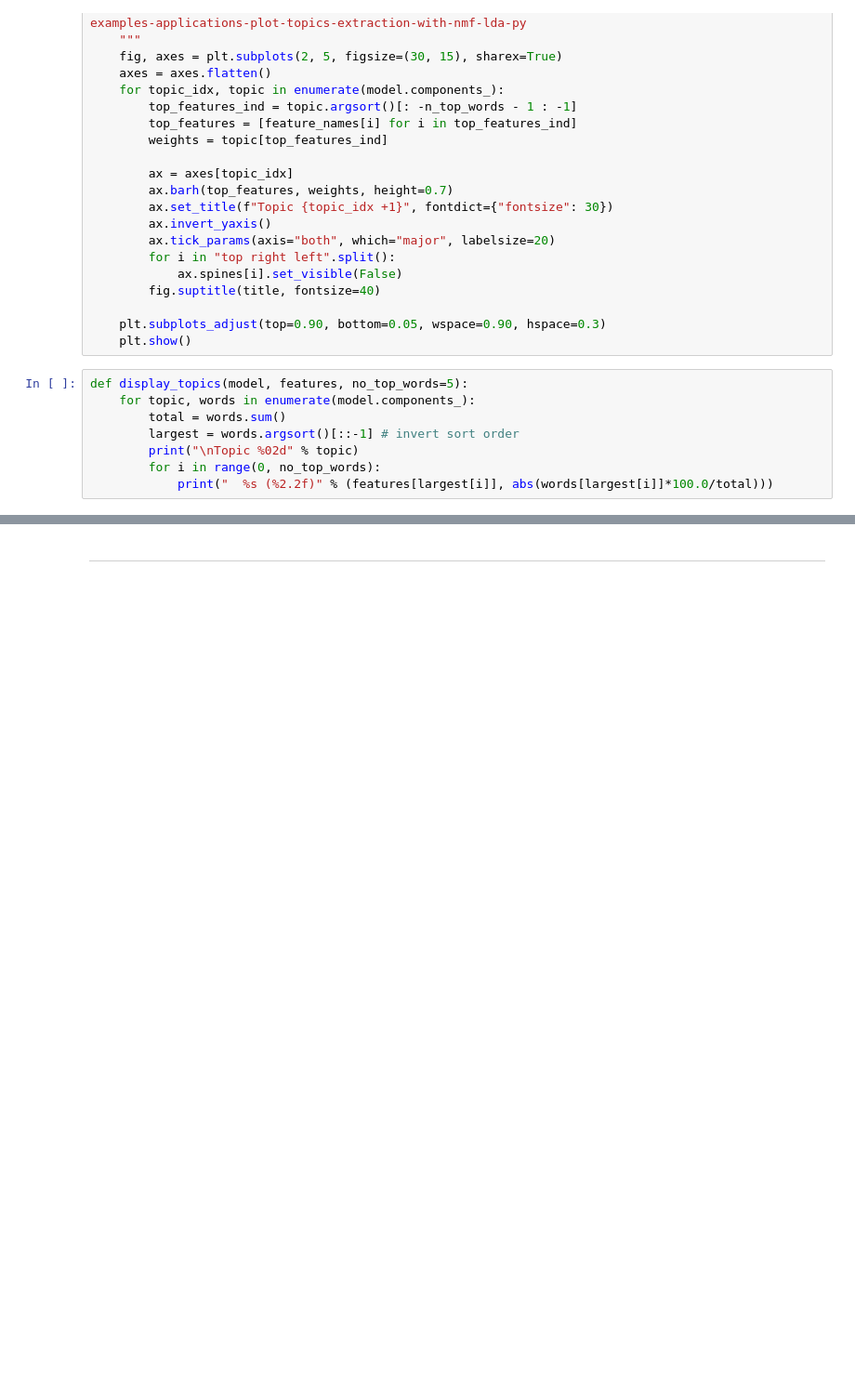
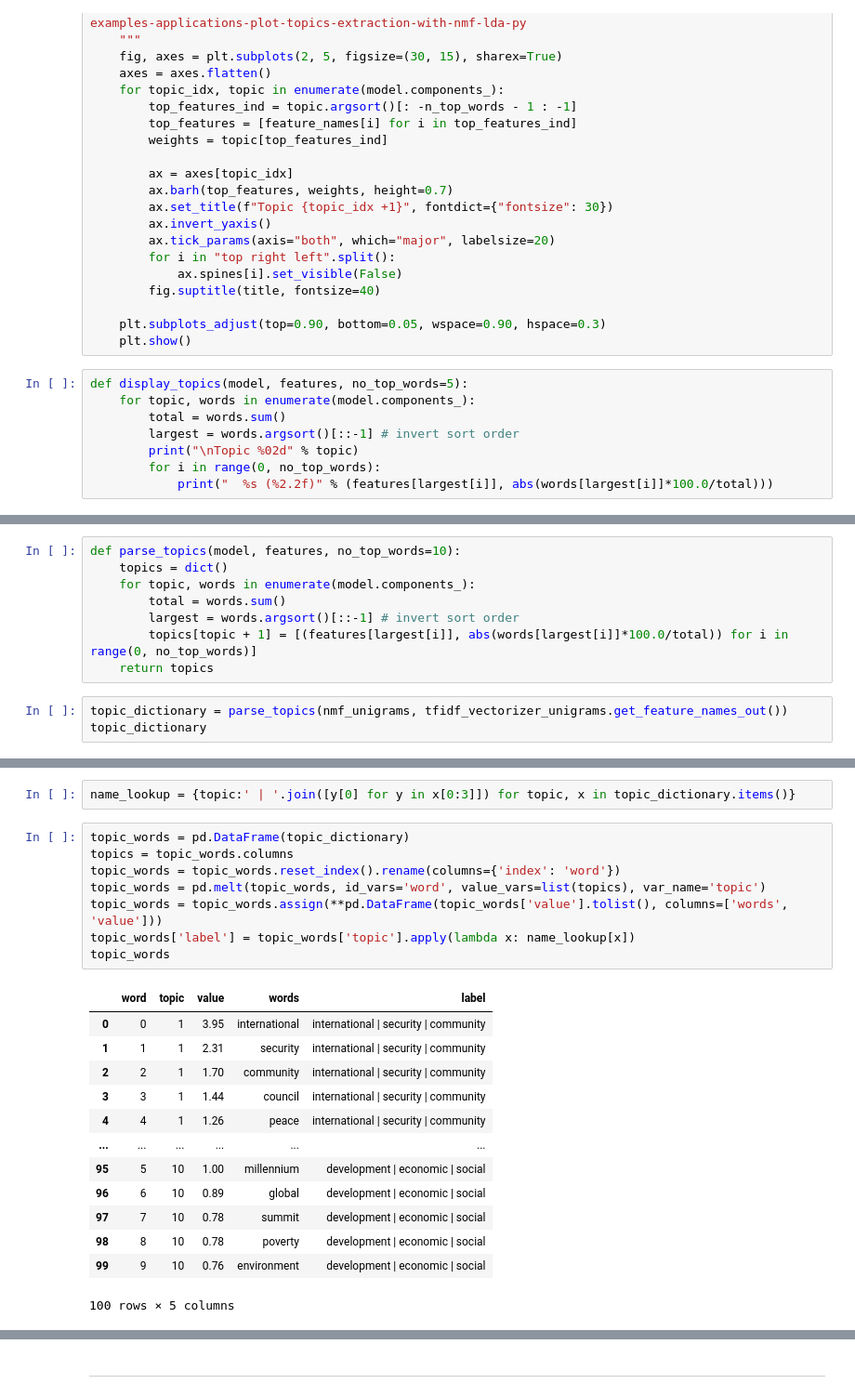
Before and after one commit to shane-kercheval/nlp-template, a Jupyter notebook: source/notebooks/text_topic_modeling.ipynb, the cells around one changed output, grey strips where cells are left out. Shown at 93% size. Saved outputs shown, nothing was run; the diff lists cells and outputs as text; blank space fills up the shorter version.

```diff
--- a/source/notebooks/text_topic_modeling.ipynb
+++ b/source/notebooks/text_topic_modeling.ipynb
@@ -140,0 +195,11 @@ H_para_matrix = nmf_para_model.components_
+# %%
+def parse_topics(model, features, no_top_words=10):
+    topics = dict()
+    for topic, words in enumerate(model.components_):
+        total = words.sum()
+        largest = words.argsort()[::-1] # invert sort order
+        topics[topic + 1] = [(features[largest[i]], abs(words[largest[i]]*100.0/total)) for i in range(0, no_top_words)]
+    return topics
+# %%
+topic_dictionary = parse_topics(nmf_unigrams, tfidf_vectorizer_unigrams.get_feature_names_out())
+topic_dictionary
@@ -140,0 +224,24 @@ H_para_matrix = nmf_para_model.components_
+# %%
+name_lookup = {topic:' | '.join([y[0] for y in x[0:3]]) for topic, x in topic_dictionary.items()}
+# %%
+topic_words = pd.DataFrame(topic_dictionary)
+topics = topic_words.columns
+topic_words = topic_words.reset_index().rename(columns={'index': 'word'})
+topic_words = pd.melt(topic_words, id_vars='word', value_vars=list(topics), var_name='topic')
+topic_words = topic_words.assign(**pd.DataFrame(topic_words['value'].tolist(), columns=['words', 'value']))
+topic_words['label'] = topic_words['topic'].apply(lambda x: name_lookup[x])
+topic_words
+# %% [output]
+|  | word | topic | value | words | label |
+| 0 | 0 | 1 | 3.95 | international | international | security | community |
+| 1 | 1 | 1 | 2.31 | security | international | security | community |
+| 2 | 2 | 1 | 1.70 | community | international | security | community |
+| 3 | 3 | 1 | 1.44 | council | international | security | community |
+| 4 | 4 | 1 | 1.26 | peace | international | security | community |
+| ... | ... | ... | ... | ... | ... |
+| 95 | 5 | 10 | 1.00 | millennium | development | economic | social |
+| 96 | 6 | 10 | 0.89 | global | development | economic | social |
+| 97 | 7 | 10 | 0.78 | summit | development | economic | social |
+| 98 | 8 | 10 | 0.78 | poverty | development | economic | social |
+| 99 | 9 | 10 | 0.76 | environment | development | economic | social |
+100 rows × 5 columns
```
Also changed, not shown: parts of 39 cells of this notebook.
